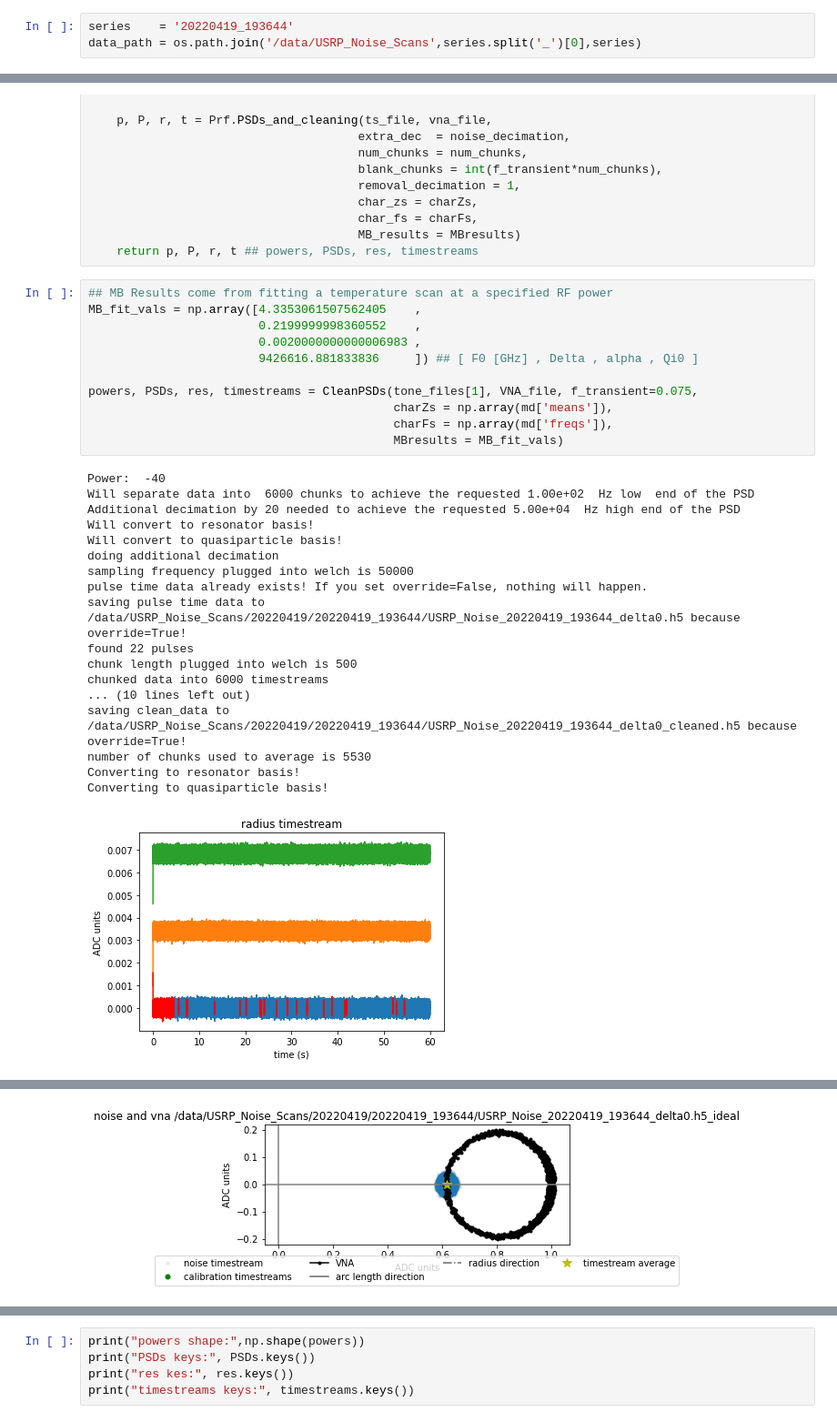
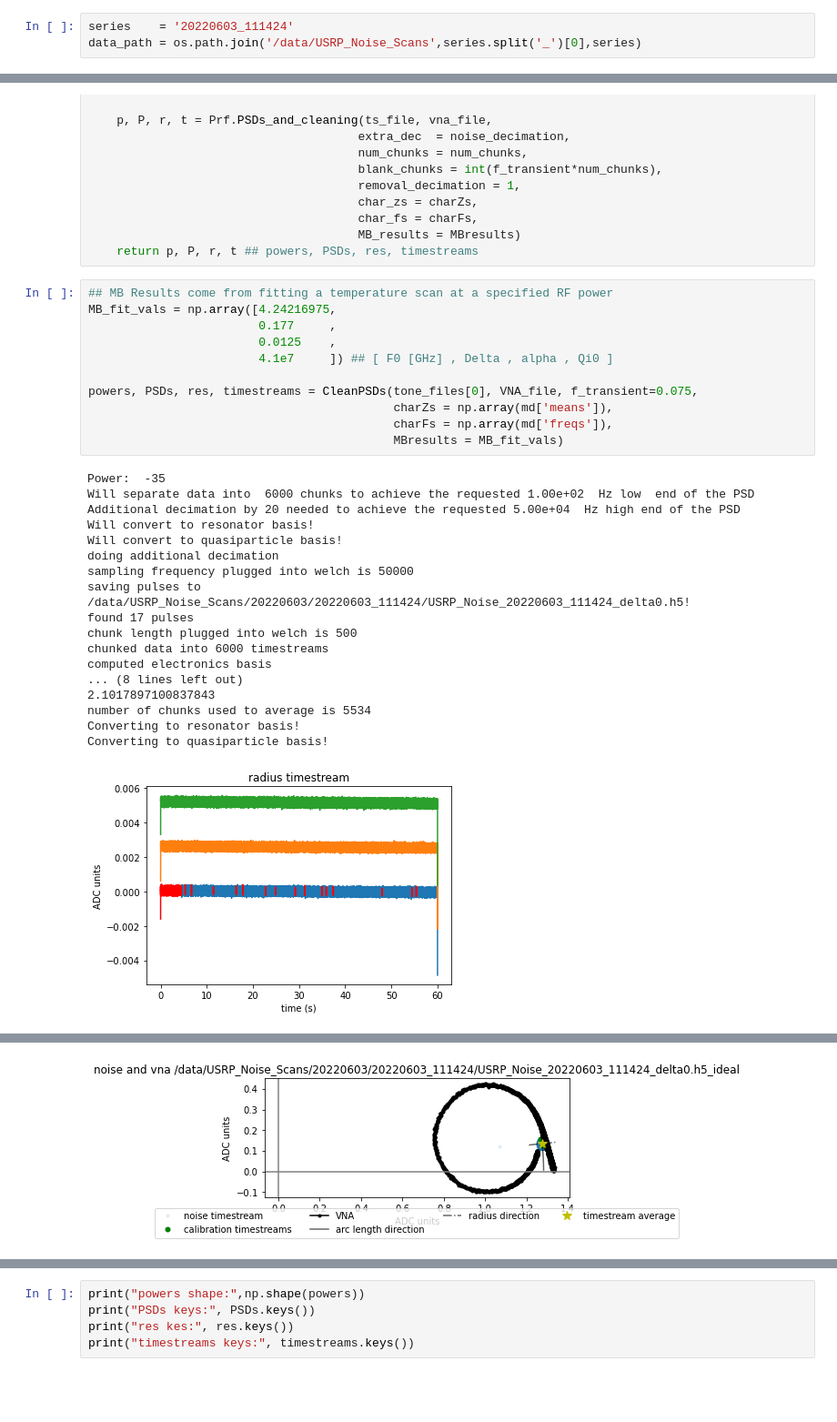
Before and after one commit to nkurinsky/NEXUS_RF, a Jupyter notebook: AnalysisScripts/timestream_explorer.ipynb, the cells around one changed output, grey strips where cells are left out. Shown at 91% size. Cells and saved outputs as stored; diff of their text form; blank space fills up the shorter version.

Commit message:
update the notebooks for analysis as data comes in

```diff
--- a/AnalysisScripts/timestream_explorer.ipynb
+++ b/AnalysisScripts/timestream_explorer.ipynb
@@ -5,7 +5,7 @@ import numpy as np
 import matplotlib.pyplot as plt
 import pandas as pd
 # %%
-series    = '20220419_193644'
+series    = '20220603_111424'
 data_path = os.path.join('/data/USRP_Noise_Scans',series.split('_')[0],series)
 # %%
 ## Grab the file with no calibration offset
@@ -200,31 +196,31 @@ def CleanPSDs(ts_file, vna_file, PSD_lo_f=1e2, PSD_hi_f=5e4, f_transient=0.3, ch
     return p, P, r, t ## powers, PSDs, res, timestreams
 # %%
 ## MB Results come from fitting a temperature scan at a specified RF power
-MB_fit_vals = np.array([4.3353061507562405    ,
-                        0.2199999998360552    ,
-                        0.0020000000000006983 ,
-                        9426616.881833836     ]) ## [ F0 [GHz] , Delta , alpha , Qi0 ]
+MB_fit_vals = np.array([4.24216975,
+                        0.177     ,
+                        0.0125    ,
+                        4.1e7     ]) ## [ F0 [GHz] , Delta , alpha , Qi0 ]
 
-powers, PSDs, res, timestreams = CleanPSDs(tone_files[1], VNA_file, f_transient=0.075,
+powers, PSDs, res, timestreams = CleanPSDs(tone_files[0], VNA_file, f_transient=0.075,
                                            charZs = np.array(md['means']),
                                            charFs = np.array(md['freqs']),
                                            MBresults = MB_fit_vals)
 # %% [output]
-Power:  -40
+Power:  -35
 Will separate data into  6000 chunks to achieve the requested 1.00e+02  Hz low  end of the PSD
 Additional decimation by 20 needed to achieve the requested 5.00e+04  Hz high end of the PSD
 Will convert to resonator basis!
 Will convert to quasiparticle basis!
 doing additional decimation
 sampling frequency plugged into welch is 50000
-pulse time data already exists! If you set override=False, nothing will happen.
-saving pulse time data to /data/USRP_Noise_Scans/20220419/20220419_193644/USRP_Noise_20220419_193644_delta0.h5 because override=True!
-found 22 pulses
+saving pulses to /data/USRP_Noise_Scans/20220603/20220603_111424/USRP_Noise_20220603_111424_delta0.h5!
+found 17 pulses
 chunk length plugged into welch is 500
 chunked data into 6000 timestreams
-... (10 lines left out)
-saving clean_data to /data/USRP_Noise_Scans/20220419/20220419_193644/USRP_Noise_20220419_193644_delta0_cleaned.h5 because override=True!
-number of chunks used to average is 5530
+computed electronics basis
+... (8 lines left out)
+2.1017897100837843
+number of chunks used to average is 5534
 Converting to resonator basis!
 Converting to quasiparticle basis!
-[figure, old version]
+[figure, new version]
@@ -233 +229 @@ Converting to quasiparticle basis!
-[figure, old version]
+[figure, new version]
```
Also changed, not shown: parts of 11 cells of this notebook, 1 other file.
